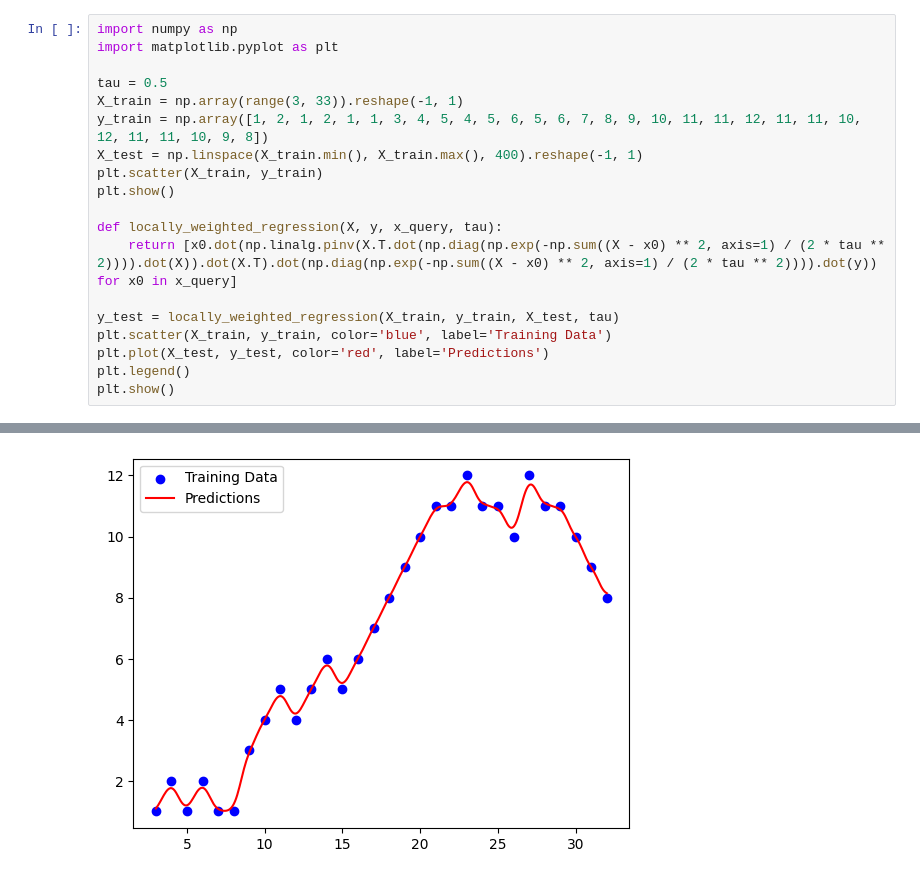
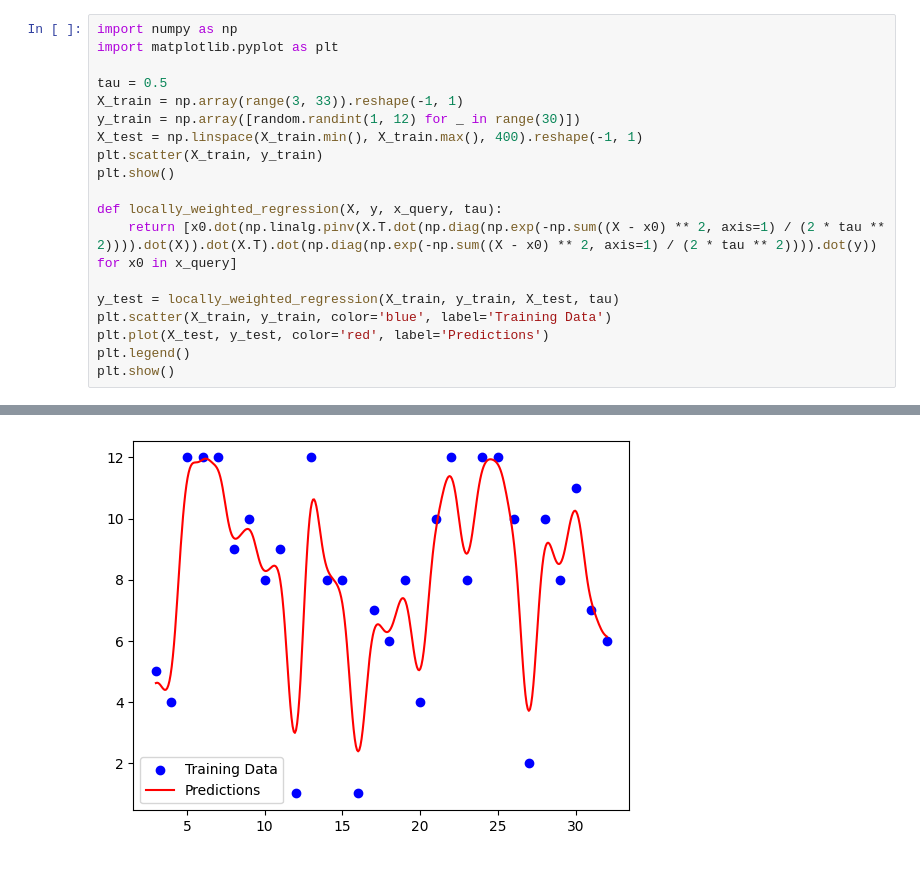
Before and after one commit to himanshuxgit/aml, a Jupyter notebook: LWR.ipynb, the cells around one changed output, grey strips where cells are left out. Saved outputs shown, nothing was run; the diff lists cells and outputs as text.

```diff
--- a/LWR.ipynb
+++ b/LWR.ipynb
@@ -4,7 +4,7 @@ import matplotlib.pyplot as plt
 
 tau = 0.5
 X_train = np.array(range(3, 33)).reshape(-1, 1)
-y_train = np.array([1, 2, 1, 2, 1, 1, 3, 4, 5, 4, 5, 6, 5, 6, 7, 8, 9, 10, 11, 11, 12, 11, 11, 10, 12, 11, 11, 10, 9, 8])
+y_train = np.array([random.randint(1, 12) for _ in range(30)])
 X_test = np.linspace(X_train.min(), X_train.max(), 400).reshape(-1, 1)
 plt.scatter(X_train, y_train)
 plt.show()
@@ -22 +22 @@ plt.show()
-[figure, old version]
+[figure, new version]
```
Also changed, not shown: parts of 1 cell of this notebook.
